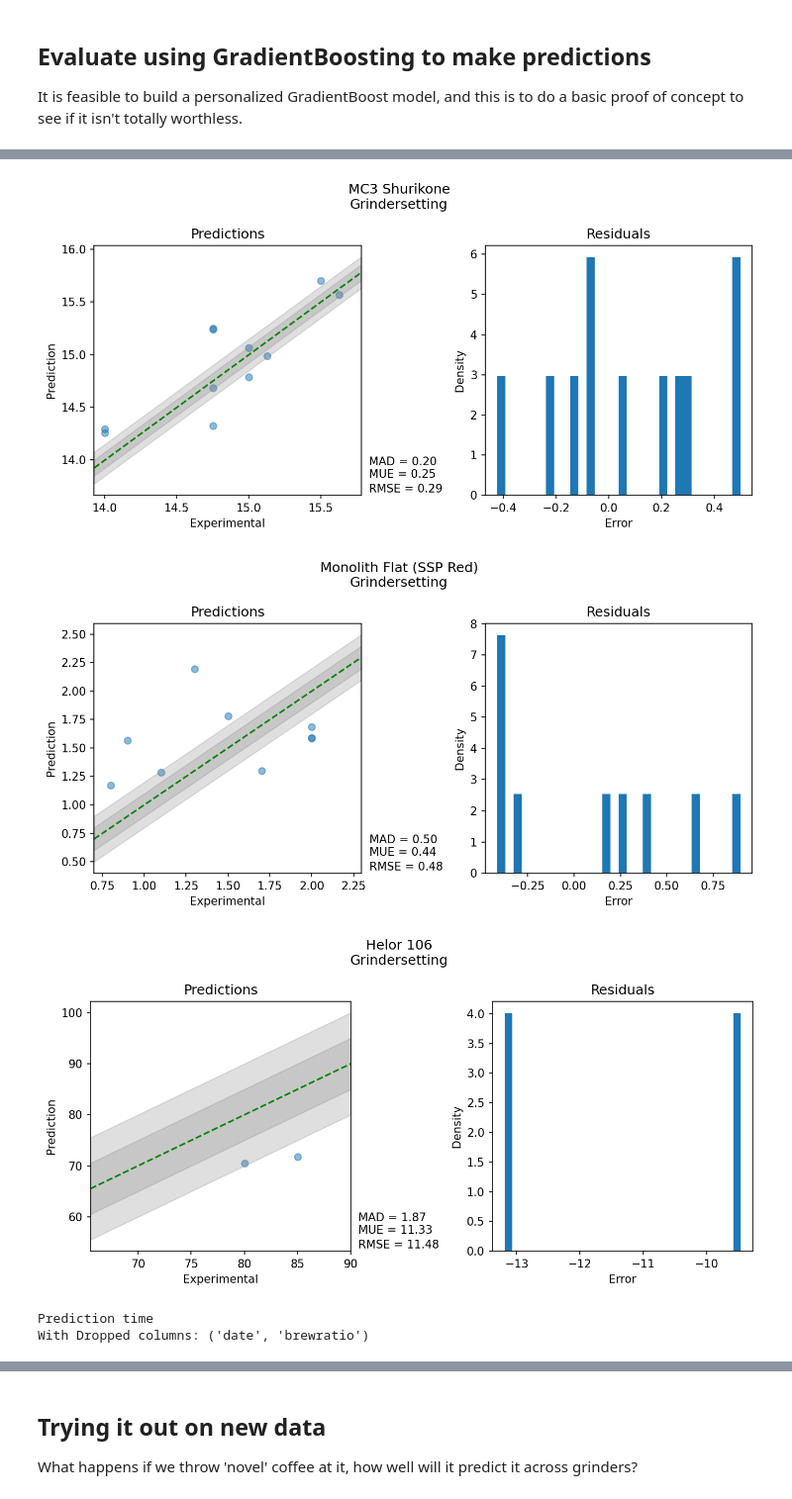
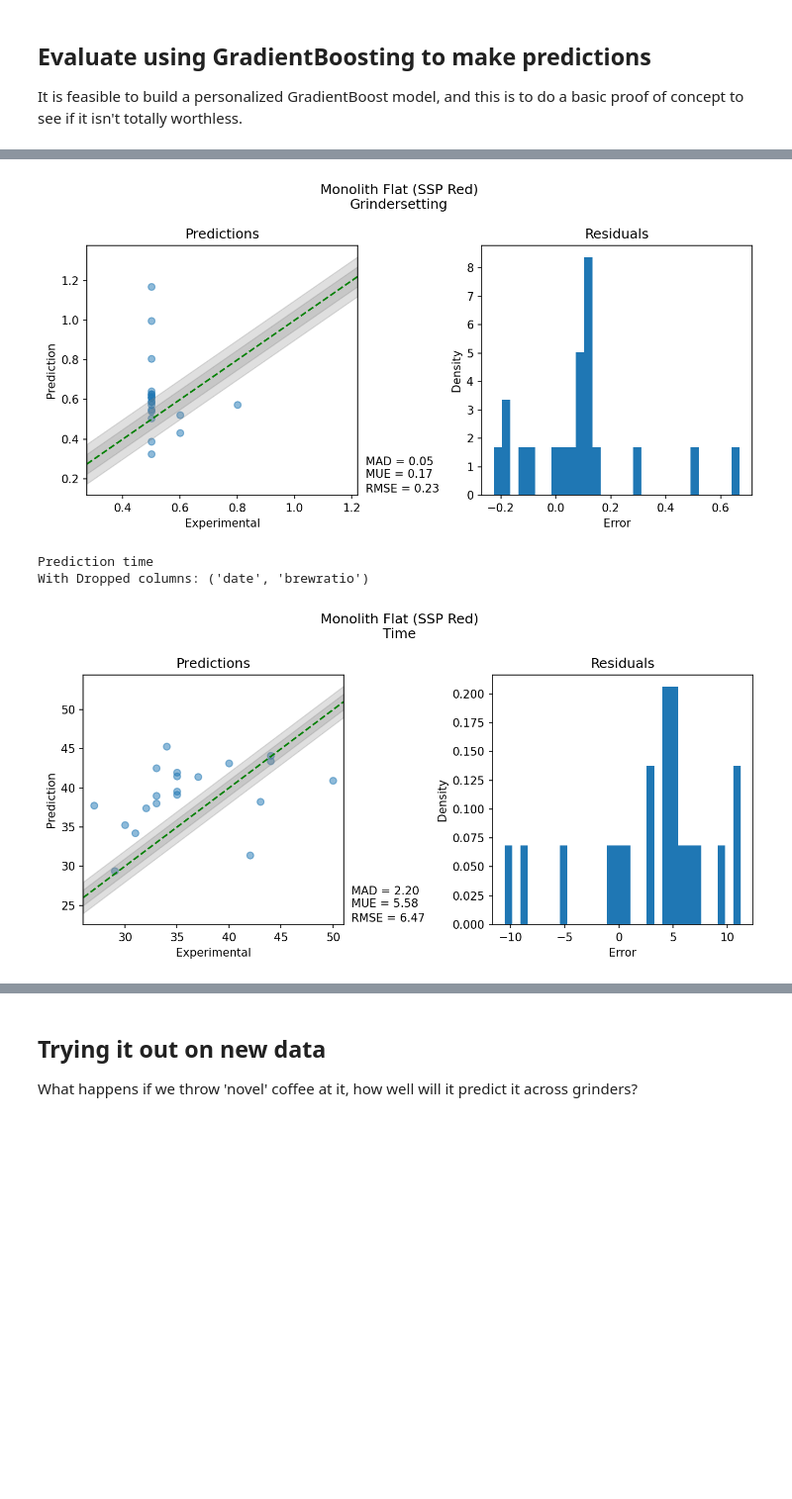
Before and after one commit to badisa/optpresso, a Jupyter notebook: notebooks/alternative_models.ipynb, the cells around one changed output, grey strips where cells are left out. Shown at 99% size. Cells and saved outputs as stored; diff of their text form; code cells hidden in the pictures; blank space fills up the shorter version.

Commit message:
Updates alternative models
* the most useful of the models
* Now compute both time and grind prospectively, give some insight into
  the model

```diff
--- a/notebooks/alternative_models.ipynb
+++ b/notebooks/alternative_models.ipynb
@@ -38,7 +38,7 @@ from sklearn.preprocessing import OneHotEncoder, OrdinalEncoder, MultiLabelBinar
 from sklearn.metrics import mean_squared_error, mean_absolute_error
 # %%
 def convert_epoch_to_days(epoch_date):
-    return epoch_date // (3600 * 24)
+    return epoch_date // (3600 * 24 * 7)
 # %%
 # Disable GPU, fast enough without
 os.environ["CUDA_VISIBLE_DEVICES"] = "-1"
@@ -48,8 +48,7 @@ def prepare_dataframe(df):
     df = df.copy()
     for char in [" ", "(", ")", "%", "/", "\\", '"']:
         df.columns = df.columns.str.strip().str.lower().str.replace(char, "", regex=False)
-    invalid_indices = df[df["time"].isna()].index
-    df.drop(invalid_indices, inplace=True)
+    df.dropna(subset=["time"], inplace=True)
     df = df[pd.to_numeric(df["grindersetting"], errors="coerce").notnull()]
     roast_date = pd.to_datetime(
         df.roastdate, infer_datetime_format=True, utc=True
@@ -61,12 +60,12 @@ def prepare_dataframe(df):
     df["grindersetting"] = df["grindersetting"].astype(np.float64)
     df[["roaster", "coffee"]] = df["coffee"].str.lower().str.split("-", 1, expand=True)
     df["coffee"] = df["coffee"].astype(str).replace("None", "").str.strip()
-    df["coffee_words"] = df["coffee"].str.split(" ")
+    df["coffee_words"] = df["coffee"].str.split(" ").map(lambda x: [y for y in x if not y.isdigit() and len(y) > 3])
     df["machineprofile"] = (
         df["machineprofile"].fillna("").replace("", "default").str.lower()
     )
     df["basket"] = (
-        df["basket"].fillna("").replace("", "default").str.lower()
+        df["basket"].fillna("default").str.lower()
     )
     df["roaster"] = df["roaster"].astype(str).replace("None", "").str.strip()
     df["brewratio"] = df["output"] / df["coffeegrams"]
@@ -231,42 +230,41 @@ def plot_grinder_predictions(grinder: str, prediction_field: str, y, y_pred):
 enhance_sample = True
 
 estimators = 600
-num_days = 7
+num_days = 4
 days_in_seconds = 24 * 60 * 60 * num_days
 data = df.copy()
 latest_date = data.date.max()
 # Training data is everything num_days before the most recent pull
 train = data[data.date < latest_date - days_in_seconds]
 test = data.drop(train.index)
 
 if enhance_sample:
     sampled_coffee = resample_field(train, "coffeegrams", ["grinder", "coffee"], std=0.05, samples=2)
 #     sampled_output = resample_field(
 #         train, "output", ["machine", "machineprofile"], samples=1
 #     )
     train = pd.concat([train, sampled_coffee])
 for prediction_field in ["grindersetting", "time"]:
     print("Prediction", prediction_field)
-    for dropped in [("date", "brewratio")]:
+    for dropped in [("date", "brewratio",)]:
         print("With Dropped columns:", dropped)
         x, y = prepare_df_for_modeling(
             train, prediction_field, drop_cols=dropped, encoders=encs
         )
         regr = construct_regressor(estimators=estimators)
         regr.fit(x, y)
         for grinder in test.grinder.unique():
             grinder_test = test[test.grinder == grinder]
             x_test, y_test = prepare_df_for_modeling(
                 grinder_test, prediction_field, drop_cols=dropped, encoders=encs
             )
             yfit = regr.predict(x_test)
             plot_grinder_predictions(grinder, prediction_field, y_test, yfit)
             plt.show()
 # %% [output]
 Prediction grindersetting
 With Dropped columns: ('date', 'brewratio')
-[figure, old version]
+[figure, new version]
+Prediction time
+With Dropped columns: ('date', 'brewratio')
-[figure, old version]
+[figure, new version]
-[figure, removed]
-Prediction time
-With Dropped columns: ('date', 'brewratio')
```
Also changed, not shown: parts of 4 cells of this notebook.
